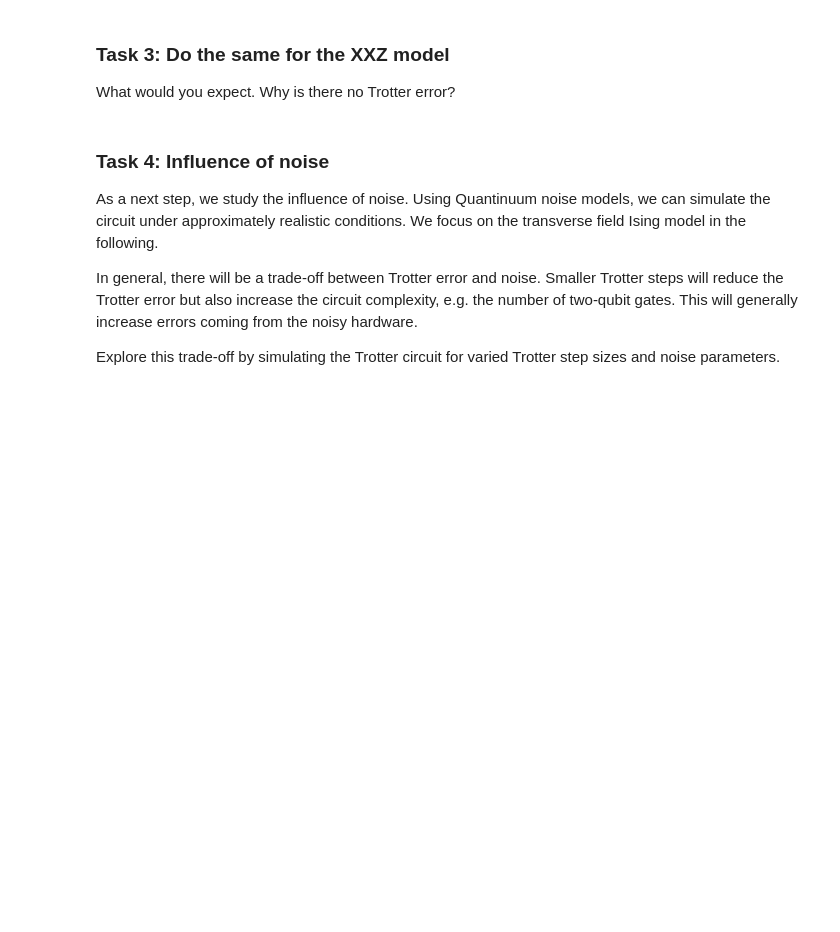
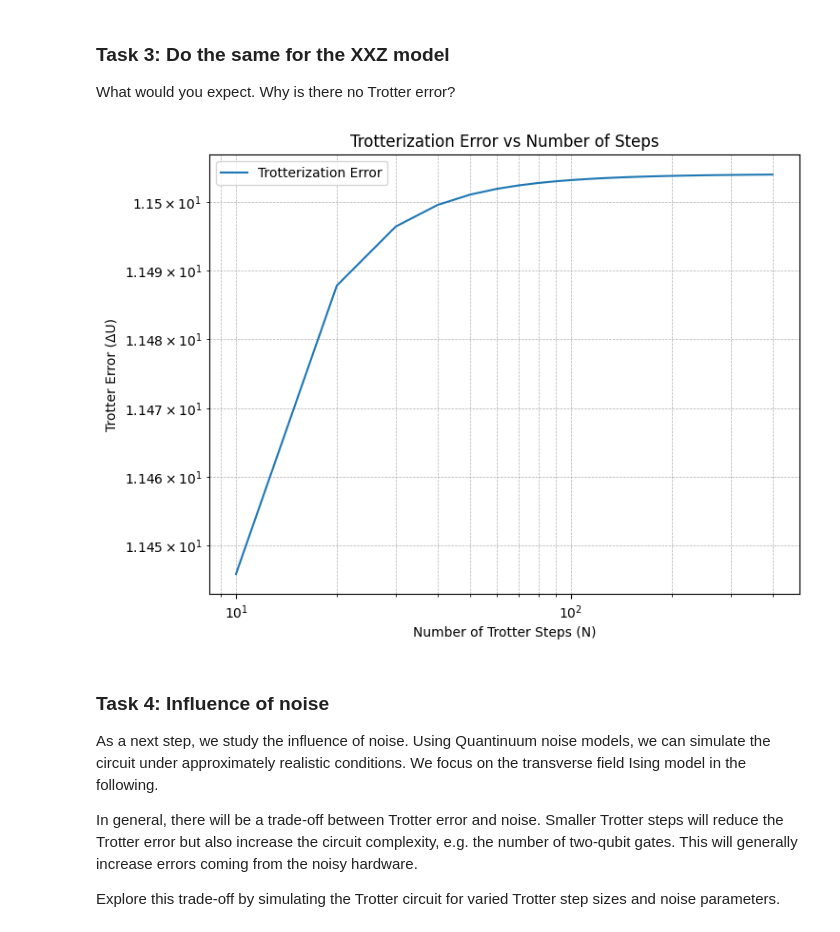
Before and after one commit to BorudaX/2025-Quantinuum, a Jupyter notebook: notebooks/hamiltonian_simulation.ipynb, the cells around one changed output. Drawn from its saved outputs; the diff is of its cells as text; code cells hidden in the pictures; blank space fills up the shorter version.

```diff
--- a/notebooks/hamiltonian_simulation.ipynb
+++ b/notebooks/hamiltonian_simulation.ipynb
@@ -542,49 +643,91 @@ from pytket.circuit.display import render_circuit_jupyter as draw
 from pytket.circuit import CircBox
 from pytket.utils import QubitPauliOperator, gen_term_sequence_circuit
 from pytket.passes import DecomposeBoxes
 import numpy
 
-# THIS IS THE FIRST ORDER TROTTER WITH p = 1 :)
 
-def time_evol_z(delta, t):
+def time_evol_z(delta, p, t):
     circ = Circuit(2)
     circ.CX(0, 1) # Entangle qubits
-    circ.Rz(2 * delta * t, 1)  # Apply time evolution
+    circ.Rz(delta * t/p, 1)  # Apply time evolution
     circ.CX(0, 1) # Disentangle qubits
 
     return CircBox(circ)
 
 
-def time_evol(delta, t):
+def time_evol(delta, p, t):
 
     circ = Circuit(2)
     # time_evolution_circ.X(0)
-    circ.XXPhase((2*t / numpy.pi), 0, 1)
-    circ.YYPhase((2*t / numpy.pi), 0, 1)
-    ZZPhase_CircBox = time_evol_z(delta, t)
+    circ.XXPhase((t / (p * numpy.pi)), 0, 1)
+    circ.YYPhase((t / (p * numpy.pi)), 0, 1)
+    ZZPhase_CircBox = time_evol_z(delta, p, t)
     circ.add_gate(ZZPhase_CircBox, [0, 1])
     return CircBox(circ)
 
-def TIME_EVOL_XXZ_HAMILTONIAN(N, t, delta):
 
+def second_order_trotter_xxz(N, t, p, delta):
     circ = Circuit(N)
-    for k in range(0, N-1, 1):
-        time_evolution = time_evol(delta, t)
-        circ.add_gate(time_evolution, [k, k+1])
+    for i in range(p):
+        for k in range(0, N-1, 1):
+            time_evolution = time_evol(delta, p, t)
+            circ.add_gate(time_evolution, [k, k+1])
+            circ.add_gate(time_evolution, [k, k+1])
+    return circ
 
-    return circ
+
+
+
+def get_xxz_chain_hamiltonian(n_qubits: int, Delta_ZZ: float) -> QubitPauliOperator:
+    sites = nx.path_graph(n_qubits)
+    qpo_dict = {}
+    for e in sites.edges:
+        zz_term = QubitPauliString([Qubit(e[0]), Qubit(e[1])], [Pauli.Z, Pauli.Z])
+        xx_term = QubitPauliString([Qubit(e[0]), Qubit(e[1])], [Pauli.X, Pauli.X])
+        yy_term = QubitPauliString([Qubit(e[0]), Qubit(e[1])], [Pauli.Y, Pauli.Y])
+        qpo_dict[zz_term] = Delta_ZZ
+        qpo_dict[xx_term] = 1.0
+        qpo_dict[yy_term] = 1.0
+
+    return QubitPauliOperator(qpo_dict)
 
 
 # delta, t = symbols("delta t")
 n_qubits = 6
 t = 1
 delta = 0.5
+# p = 5
+J = 1
 
-circ = TIME_EVOL_XXZ_HAMILTONIAN(n_qubits, t, delta)
-DecomposeBoxes().apply(circ)
-draw(circ)
 
-# TODO Compare to Unitary
+# backend = StatevectorSimulator()
+U_exact =second_order_trotter_xxz(n_qubits, t, 1000, delta).get_unitary()
+
+# get_xxz_chain_hamiltonian(n_qubits, J)
+
+# Loop through different N values to calculate the Trotter error
+p = np.arange(10, 401, 10)  # Range of Trotter steps
+errors = []
+
+for N in p:
+    # Compute Trotterized evolution
+    U_trotter = second_order_trotter_xxz(n_qubits, t, N, delta).get_unitary()
+
+    # Compute the Frobenius norm of the difference between exact and Trotterized unitaries
+    error = np.linalg.norm(U_first_order - U_trotter, 'fro')
+    errors.append(error)
+
+# Plotting the error vs N on a log-log scale
+plt.figure(figsize=(8, 6))
+plt.loglog(p, errors, label="Trotterization Error")
+plt.xlabel("Number of Trotter Steps (N)")
+plt.ylabel("Trotter Error (ΔU)")
+plt.title("Trotterization Error vs Number of Steps")
+plt.grid(True, which='both', linestyle='--', linewidth=0.5)
+plt.legend()
+plt.show()
+# %% [output]
+[figure, added]
 # %% [markdown]
 ### Task 4: Influence of noise
 
```
Also changed, not shown: parts of 5 cells of this notebook.
